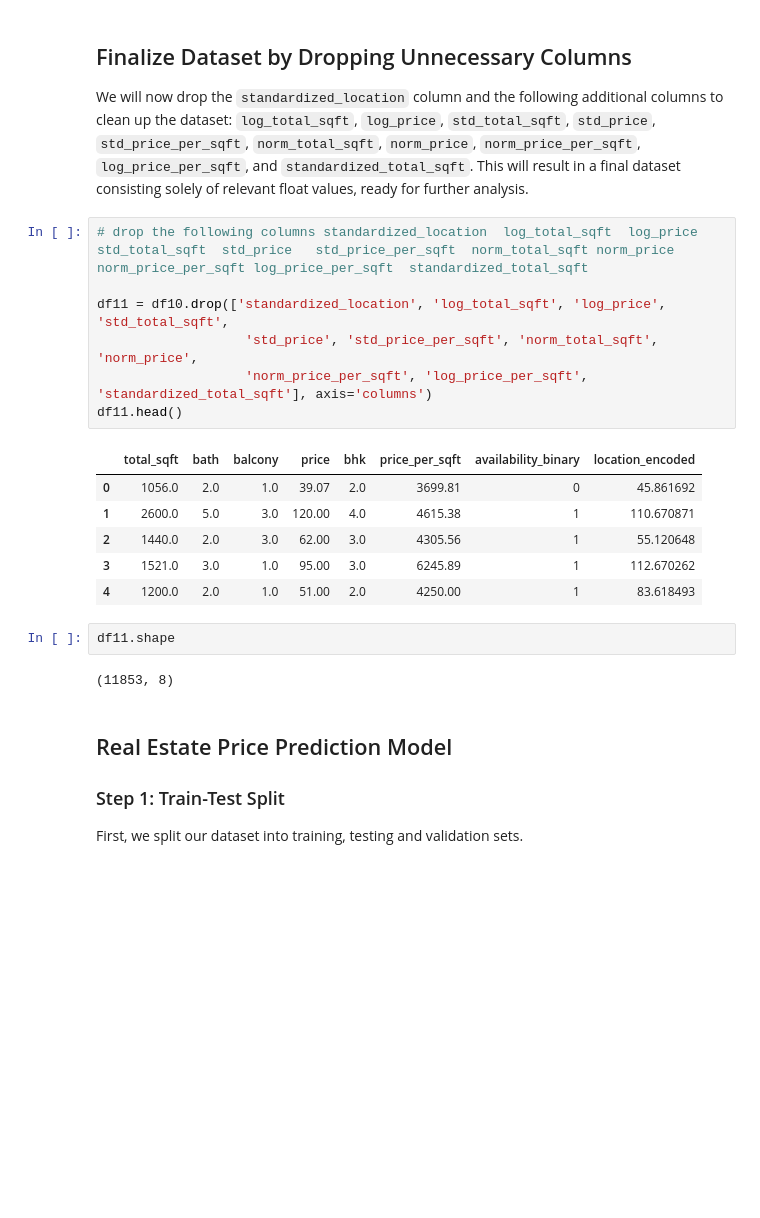
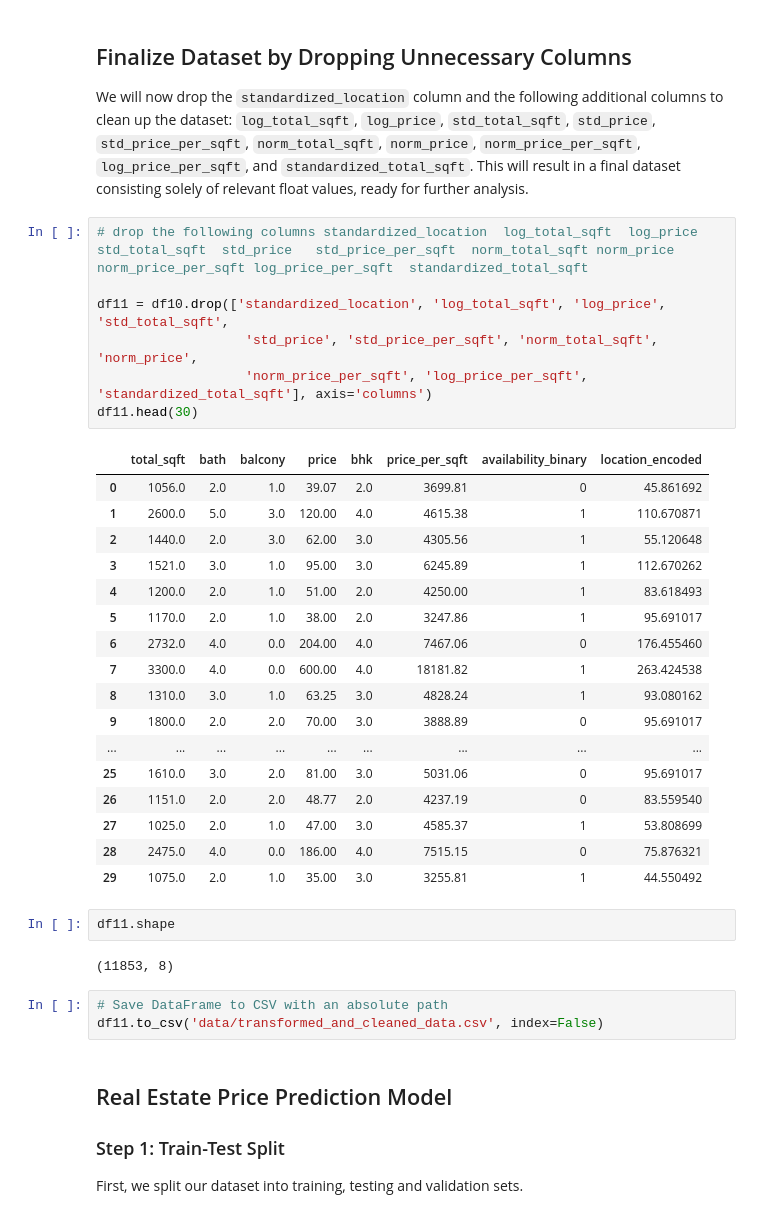
Before and after one commit to JaiDixit07/Real-Estate-Price-Prediction, a Jupyter notebook: notebook/model_notebook.ipynb, the cells around one changed output. Saved outputs shown, nothing was run; the diff lists cells and outputs as text; blank space fills up the shorter version.

```diff
--- a/notebook/model_notebook.ipynb
+++ b/notebook/model_notebook.ipynb
@@ -806,21 +804,35 @@ We will now drop the `standardized_location` column and the following additional
 # %%
 # drop the following columns standardized_location	log_total_sqft	log_price	std_total_sqft	std_price	std_price_per_sqft	norm_total_sqft	norm_price	norm_price_per_sqft	log_price_per_sqft	standardized_total_sqft
 
 df11 = df10.drop(['standardized_location', 'log_total_sqft', 'log_price', 'std_total_sqft',
                    'std_price', 'std_price_per_sqft', 'norm_total_sqft', 'norm_price',
                    'norm_price_per_sqft', 'log_price_per_sqft', 'standardized_total_sqft'], axis='columns')
-df11.head()
+df11.head(30)
 # %% [output]
 |  | total_sqft | bath | balcony | price | bhk | price_per_sqft | availability_binary | location_encoded |
 | 0 | 1056.0 | 2.0 | 1.0 | 39.07 | 2.0 | 3699.81 | 0 | 45.861692 |
 | 1 | 2600.0 | 5.0 | 3.0 | 120.00 | 4.0 | 4615.38 | 1 | 110.670871 |
 | 2 | 1440.0 | 2.0 | 3.0 | 62.00 | 3.0 | 4305.56 | 1 | 55.120648 |
 | 3 | 1521.0 | 3.0 | 1.0 | 95.00 | 3.0 | 6245.89 | 1 | 112.670262 |
 | 4 | 1200.0 | 2.0 | 1.0 | 51.00 | 2.0 | 4250.00 | 1 | 83.618493 |
+| 5 | 1170.0 | 2.0 | 1.0 | 38.00 | 2.0 | 3247.86 | 1 | 95.691017 |
+| 6 | 2732.0 | 4.0 | 0.0 | 204.00 | 4.0 | 7467.06 | 0 | 176.455460 |
+| 7 | 3300.0 | 4.0 | 0.0 | 600.00 | 4.0 | 18181.82 | 1 | 263.424538 |
+| 8 | 1310.0 | 3.0 | 1.0 | 63.25 | 3.0 | 4828.24 | 1 | 93.080162 |
+| 9 | 1800.0 | 2.0 | 2.0 | 70.00 | 3.0 | 3888.89 | 0 | 95.691017 |
+| ... | ... | ... | ... | ... | ... | ... | ... | ... |
+| 25 | 1610.0 | 3.0 | 2.0 | 81.00 | 3.0 | 5031.06 | 0 | 95.691017 |
+| 26 | 1151.0 | 2.0 | 2.0 | 48.77 | 2.0 | 4237.19 | 0 | 83.559540 |
+| 27 | 1025.0 | 2.0 | 1.0 | 47.00 | 3.0 | 4585.37 | 1 | 53.808699 |
+| 28 | 2475.0 | 4.0 | 0.0 | 186.00 | 4.0 | 7515.15 | 0 | 75.876321 |
+| 29 | 1075.0 | 2.0 | 1.0 | 35.00 | 3.0 | 3255.81 | 1 | 44.550492 |
 # %%
 df11.shape
 # %% [output]
 (11853, 8)
+# %%
+# Save DataFrame to CSV with an absolute path
+df11.to_csv('data/transformed_and_cleaned_data.csv', index=False)
 # %% [markdown]
 ## Real Estate Price Prediction Model
 
```
Also changed, not shown: parts of 16 cells of this notebook, 10 other files.
